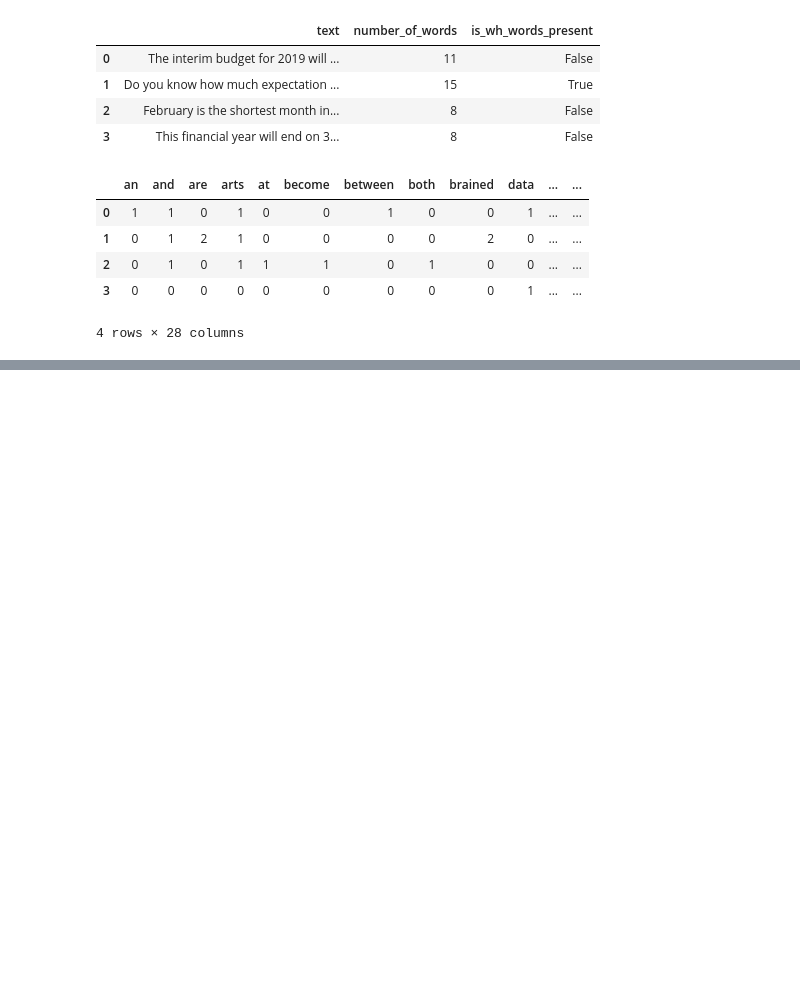
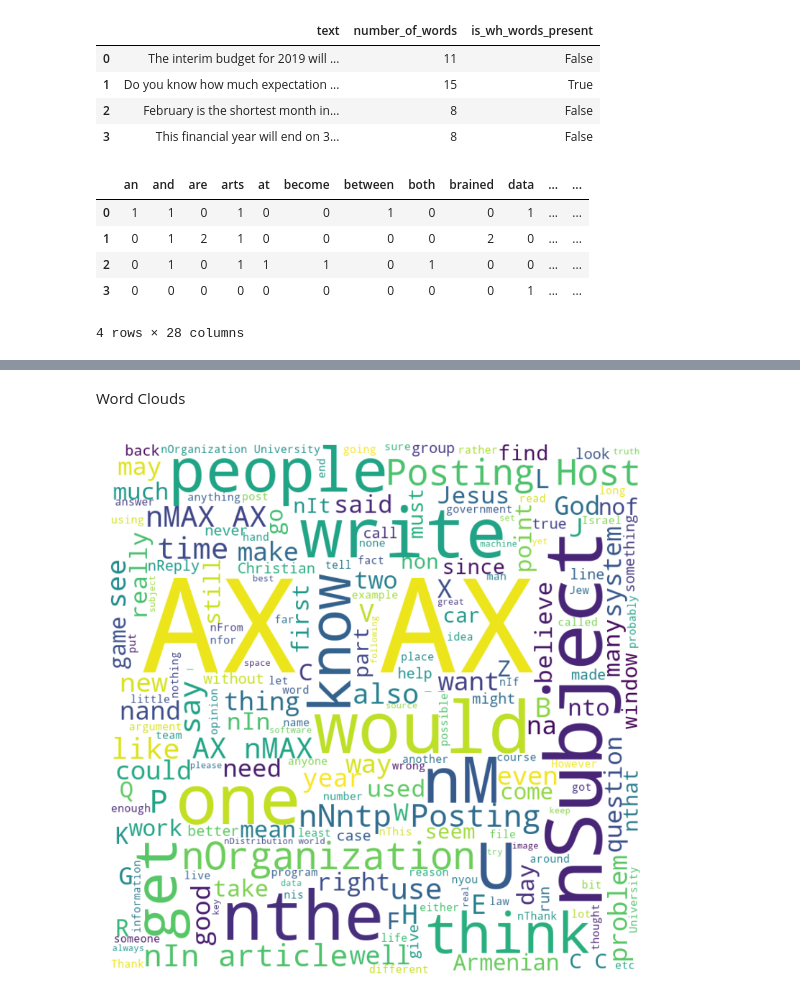
Before and after one commit to ttellner/nlp, a Jupyter notebook: MLP_Workshop_Chpt2.ipynb, the cells around one changed output, grey strips where cells are left out. Drawn from its saved outputs; the diff is of its cells as text; code cells hidden in the pictures; blank space fills up the shorter version.

```diff
--- a/MLP_Workshop_Chpt2.ipynb
+++ b/MLP_Workshop_Chpt2.ipynb
@@ -146,0 +354,43 @@ def bow_top_n(corpus, n):
+# %% [markdown]
+Word Clouds
+# %%
+plt.rcParams['figure.dpi'] = 200
+from wordcloud import WordCloud
+import matplotlib as mpl
+mpl.rcParams['figure.dpi'] = 200
+# %%
+def get_data(n):
+    newsgroups_data_sample = fetch_20newsgroups(subset='train')
+    text = str(newsgroups_data_sample['data'][:n])
+    return text
+# %%
+def load_stop_words():
+    other_stopwords_to_remove = ['\\n', 'n', '\\', '>', 'nLines', 'nI',"n'"]
+    stop_words = stopwords.words('english')
+    stop_words.extend(other_stopwords_to_remove)
+    stop_words = set(stop_words)
+    return stop_words
+# %%
+def generate_word_cloud(text, stopwords):
+    """
+
+    This method generates word cloud object
+    with given corpus, stop words and dimensions
+    """
+
+    wordcloud = WordCloud(width = 800, height = 800,
+                    background_color ='white',
+                    max_words=200,
+                    stopwords = stopwords,
+                    min_font_size = 10).generate(text)
+    return wordcloud
+# %%
+#Get 1000 docs, get the stop words list, generate and plot the word cloud
+text = get_data(1000)
+stop_words = load_stop_words()
+wordcloud = generate_word_cloud(text, stop_words)
+plt.imshow(wordcloud, interpolation='bilinear')
+plt.axis("off")
+plt.show()
+# %% [output]
+[figure, added]
```
Also changed, not shown: parts of 27 cells of this notebook, 32 other files.
